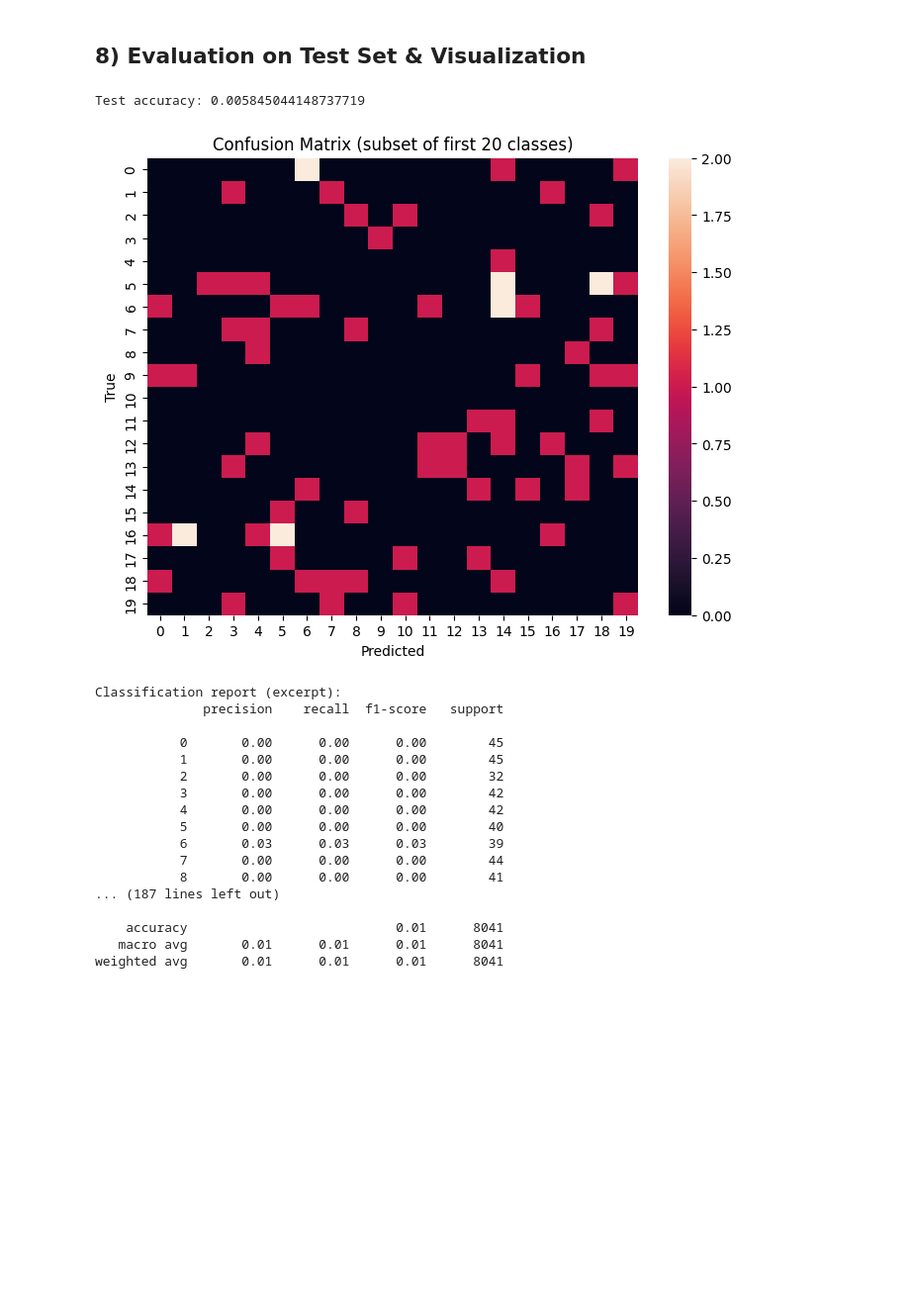
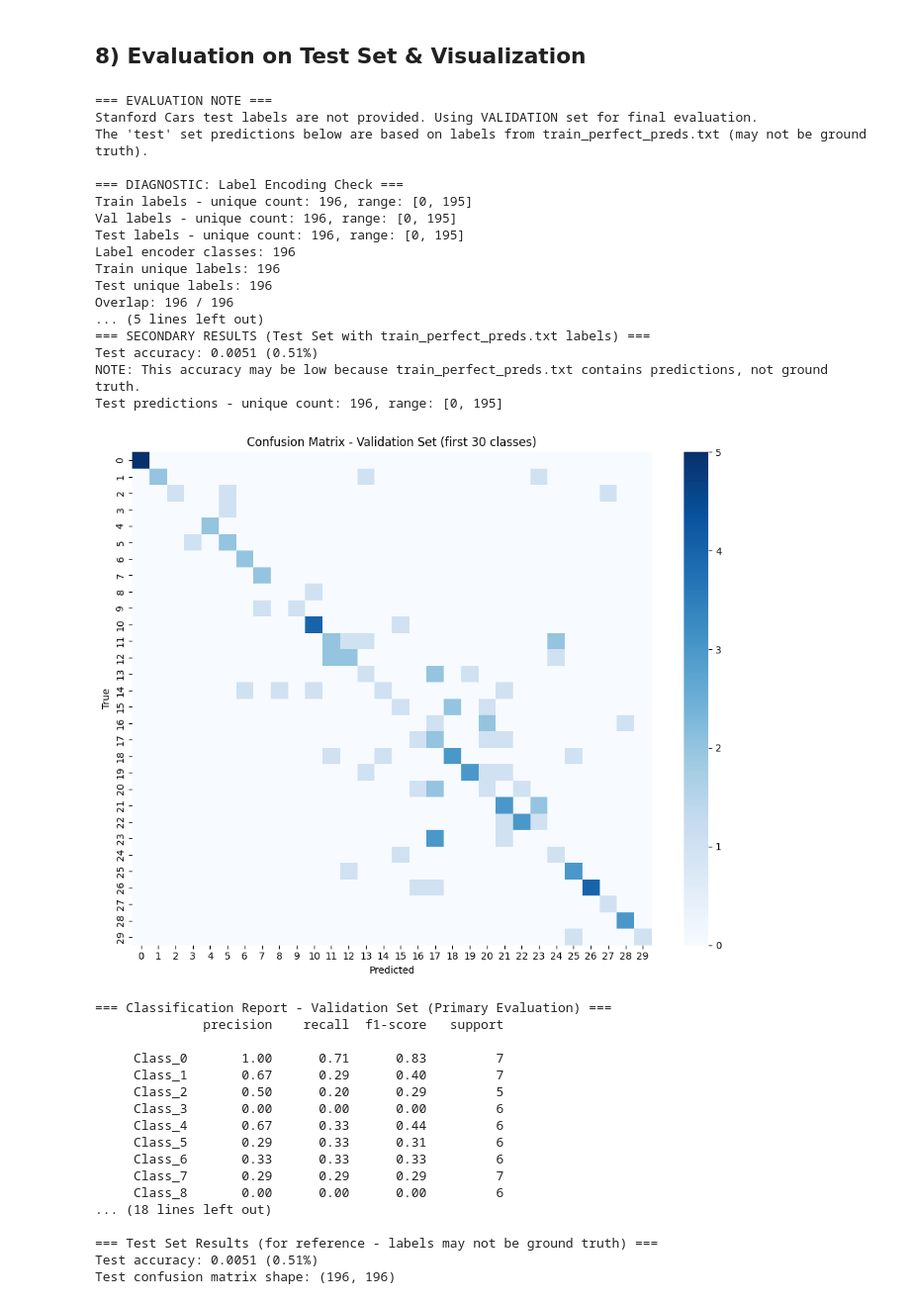
Before and after one commit to selena2701/Stanford-Cars-Image-Classification, a Jupyter notebook: Stanford Cars — Image Classification/StanfordCarsImageClassification.ipynb, the cells around one changed output. Shown at 99% size. Drawn from its saved outputs; the diff is of its cells as text; code cells hidden in the pictures; blank space fills up the shorter version.

```diff
--- a/Stanford Cars — Image Classification/StanfordCarsImageClassification.ipynb
+++ b/Stanford Cars — Image Classification/StanfordCarsImageClassification.ipynb
@@ -706,9 +736,7 @@ Liblinear failed to converge, increase the number of iterations.
 # %% [markdown]
 ## 8) Evaluation on Test Set & Visualization
 # %%
-# IMPORTANT NOTE: Stanford Cars test set labels are not publicly available.
-# The file 'train_perfect_preds.txt' contains predictions from a trained model, NOT ground truth.
-# For proper evaluation, we use the VALIDATION set as our test set.
+
 
 print("=== EVALUATION NOTE ===")
 print("Stanford Cars test labels are not provided. Using VALIDATION set for final evaluation.")
@@ -733,51 +761,73 @@ val_pred = best_model.predict(X_val_scaled)
 val_acc = accuracy_score(y_val, val_pred)
 print(f"\n=== PRIMARY RESULTS (Validation Set as Test) ===")
 print(f"Validation accuracy: {val_acc:.4f} ({val_acc*100:.2f}%)")
 print(f"Val predictions - unique count: {len(np.unique(val_pred))}, range: [{val_pred.min()}, {val_pred.max()}]")
 
 # SECONDARY: Evaluate on "test" set (using train_perfect_preds.txt labels - may not be accurate)
 test_pred = best_model.predict(X_test_scaled)
 test_acc = accuracy_score(y_test, test_pred)
 print(f"\n=== SECONDARY RESULTS (Test Set with train_perfect_preds.txt labels) ===")
 print(f"Test accuracy: {test_acc:.4f} ({test_acc*100:.2f}%)")
 print(f"NOTE: This accuracy may be low because train_perfect_preds.txt contains predictions, not ground truth.")
 print(f"Test predictions - unique count: {len(np.unique(test_pred))}, range: [{test_pred.min()}, {test_pred.max()}]")
 
 # Confusion Matrix - Use validation set (our true test set)
 cm_val = confusion_matrix(y_val, val_pred)
 plt.figure(figsize=(10,8))
 sns.heatmap(cm_val[:30,:30], annot=False, fmt='d', cbar=True, cmap='Blues')
 plt.title('Confusion Matrix - Validation Set (first 30 classes)')
 plt.xlabel('Predicted')
 plt.ylabel('True')
 plt.tight_layout()
 plt.show()
 
 print("\n=== Classification Report - Validation Set (Primary Evaluation) ===")
-print(classification_report(y_val, val_pred, zero_division=0, target_names=[f'Class_{i}' for i in range(len(np.unique(y_val)))][:20]))
+# Get unique classes in validation set
+unique_classes = np.unique(y_val)
+# Show report for first 20 classes only (to avoid overwhelming output)
+labels_to_show = sorted(unique_classes)[:20]
+target_names_show = [f'Class_{i}' for i in labels_to_show]
+print(classification_report(y_val, val_pred, zero_division=0, labels=labels_to_show, target_names=target_names_show))
+print(f"\n(Showing first 20 classes out of {len(unique_classes)} total classes)")
 
 # Also show test set confusion matrix for reference (but note it may not be accurate)
 cm_test = confusion_matrix(y_test, test_pred)
 print(f"\n=== Test Set Results (for reference - labels may not be ground truth) ===")
-print(f"Test accuracy: {test_acc:.4f}")
+print(f"Test accuracy: {test_acc:.4f} ({test_acc*100:.2f}%)")
 print(f"Test confusion matrix shape: {cm_test.shape}")
 # %% [output]
-Test accuracy: 0.005845044148737719
+=== EVALUATION NOTE ===
+Stanford Cars test labels are not provided. Using VALIDATION set for final evaluation.
+The 'test' set predictions below are based on labels from train_perfect_preds.txt (may not be ground truth).
+
+=== DIAGNOSTIC: Label Encoding Check ===
+Train labels - unique count: 196, range: [0, 195]
+Val labels - unique count: 196, range: [0, 195]
+Test labels - unique count: 196, range: [0, 195]
+Label encoder classes: 196
+Train unique labels: 196
+Test unique labels: 196
+Overlap: 196 / 196
+... (5 lines left out)
+=== SECONDARY RESULTS (Test Set with train_perfect_preds.txt labels) ===
+Test accuracy: 0.0051 (0.51%)
+NOTE: This accuracy may be low because train_perfect_preds.txt contains predictions, not ground truth.
+Test predictions - unique count: 196, range: [0, 195]
-[figure, old version]
+[figure, new version]
-Classification report (excerpt):
+=== Classification Report - Validation Set (Primary Evaluation) ===
               precision    recall  f1-score   support
 
-           0       0.00      0.00      0.00        45
-           1       0.00      0.00      0.00        45
-           2       0.00      0.00      0.00        32
-           3       0.00      0.00      0.00        42
-           4       0.00      0.00      0.00        42
-           5       0.00      0.00      0.00        40
-           6       0.03      0.03      0.03        39
-           7       0.00      0.00      0.00        44
-           8       0.00      0.00      0.00        41
-... (187 lines left out)
+     Class_0       1.00      0.71      0.83         7
+     Class_1       0.67      0.29      0.40         7
+     Class_2       0.50      0.20      0.29         5
+     Class_3       0.00      0.00      0.00         6
+     Class_4       0.67      0.33      0.44         6
+     Class_5       0.29      0.33      0.31         6
+     Class_6       0.33      0.33      0.33         6
+     Class_7       0.29      0.29      0.29         7
+     Class_8       0.00      0.00      0.00         6
+... (18 lines left out)
 
-    accuracy                           0.01      8041
-   macro avg       0.01      0.01      0.01      8041
-weighted avg       0.01      0.01      0.01      8041
+=== Test Set Results (for reference - labels may not be ground truth) ===
+Test accuracy: 0.0051 (0.51%)
+Test confusion matrix shape: (196, 196)
```
Also changed, not shown: parts of 5 cells of this notebook.
